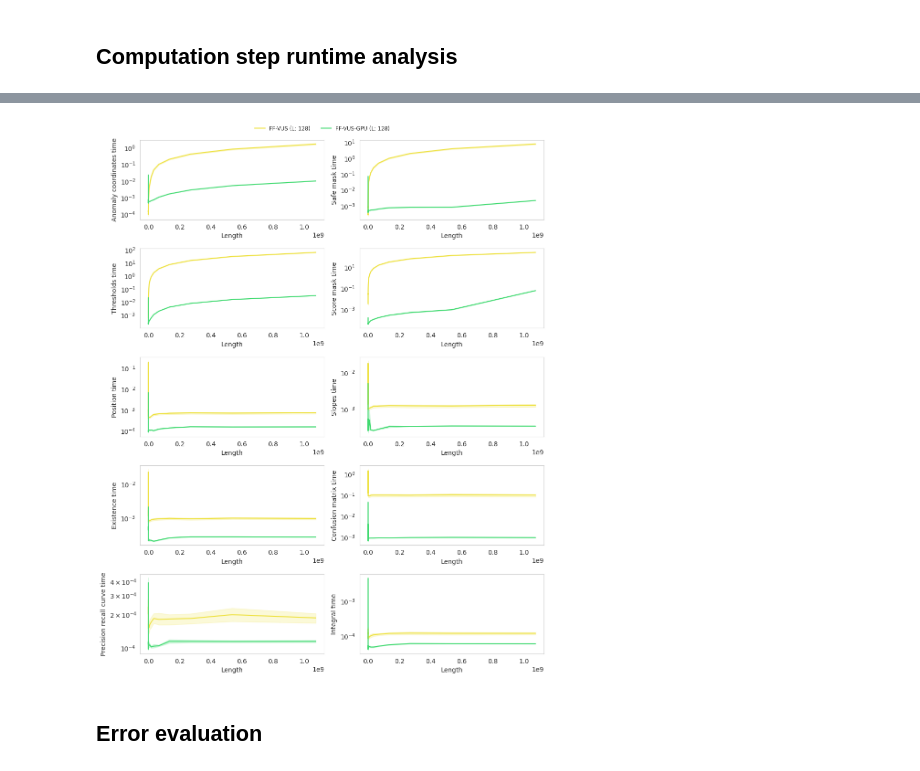
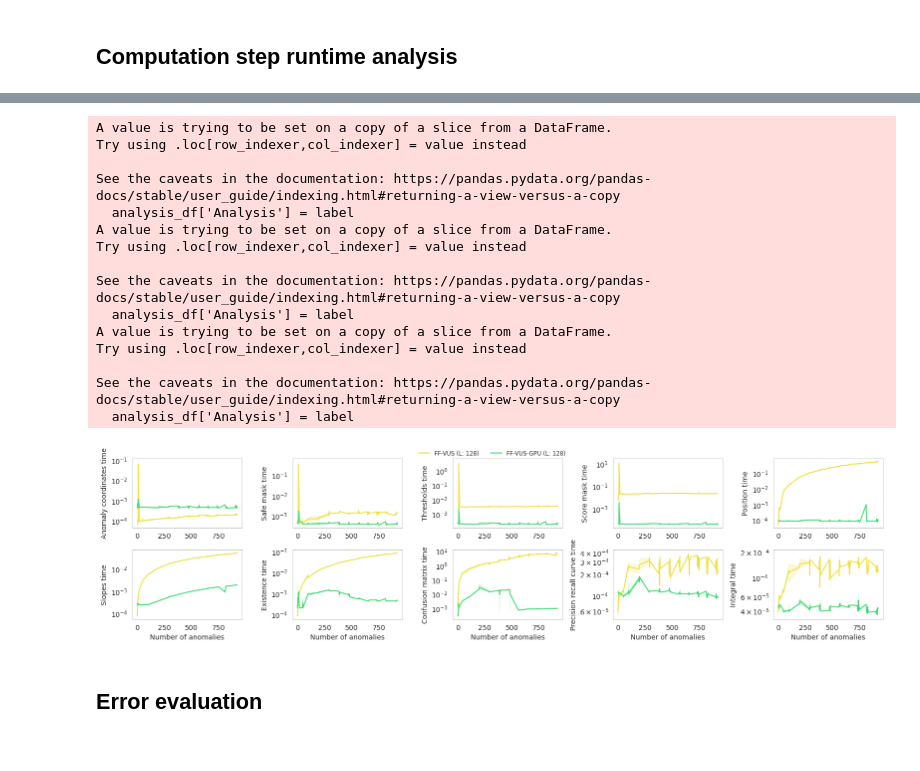
Before and after one commit to sylligardos/ff-vus, a Jupyter notebook: src/notebooks/allmetrics_defparams_syn.ipynb, the cells around one changed output, grey strips where cells are left out. Cells and saved outputs as stored; diff of their text form; code cells hidden in the pictures.

Commit message:
methodology plots

```diff
--- a/src/notebooks/allmetrics_defparams_syn.ipynb
+++ b/src/notebooks/allmetrics_defparams_syn.ipynb
@@ -124,37 +127,63 @@ sgraph._finalize_plot('per_part_runtime_syn')
 # %%
-fig, ax = plt.subplots(5, 2, figsize=(10, 12))
+# TODO: Show all 3 different dfs on the same 8 plots with different style each
+# TODO: Implement buffer only on one side
+
+fig, ax = plt.subplots(2, 5, figsize=(16, 4))
+
+analysis_dfs_labels = ['Length', 'Number of anomalies', 'Average anomaly length']
+for analysis_df, label in zip(analysis_dfs, analysis_dfs_labels):
+    analysis_df['Analysis'] = label
+curr_df = pd.concat(analysis_dfs)
+curr_df = curr_df[curr_df['Metric'].isin(metrics)]
 
 legend_axis = None
-for col, axis in zip(time_analysis_cols, ax.flatten()):
+for i, (col, axis) in enumerate(zip(time_analysis_cols, ax.flatten())):
     sns.lineplot(
         curr_df,
-        x='Length',
+        x='Number of anomalies',
         y=col,
         hue='Metric',
+        # style='Analysis',
         ax=axis,
         legend=(col == 'Anomaly coordinates time'),
         palette=sgraph.color_palette
     )
+    if i < 5: axis.set_xlabel('')
     axis.set_yscale('log')
     axis.grid()
 
     legend_axis = axis if legend_axis is None else legend_axis
 
 handles, labels = legend_axis.get_legend_handles_labels()
 legend_axis.get_legend().remove()
 fig.legend(
     handles,
     labels,
     loc='upper center',
     bbox_to_anchor=(0.5, 1.02),
     ncol=len(labels),
     frameon=False,
     fontsize='small'
 )
 
 sgraph._finalize_plot('per_part_per_attr_runtime_syn')
 # %% [output]
+A value is trying to be set on a copy of a slice from a DataFrame.
+Try using .loc[row_indexer,col_indexer] = value instead
+
+See the caveats in the documentation: https://pandas.pydata.org/pandas-docs/stable/user_guide/indexing.html#returning-a-view-versus-a-copy
+  analysis_df['Analysis'] = label
+A value is trying to be set on a copy of a slice from a DataFrame.
+Try using .loc[row_indexer,col_indexer] = value instead
+
+See the caveats in the documentation: https://pandas.pydata.org/pandas-docs/stable/user_guide/indexing.html#returning-a-view-versus-a-copy
+  analysis_df['Analysis'] = label
+A value is trying to be set on a copy of a slice from a DataFrame.
+Try using .loc[row_indexer,col_indexer] = value instead
+
+See the caveats in the documentation: https://pandas.pydata.org/pandas-docs/stable/user_guide/indexing.html#returning-a-view-versus-a-copy
+  analysis_df['Analysis'] = label
-[figure, old version]
+[figure, new version]
 # %% [markdown]
 ## Error evaluation
 # %%
```
Also changed, not shown: parts of 10 cells of this notebook, 7 other files.
